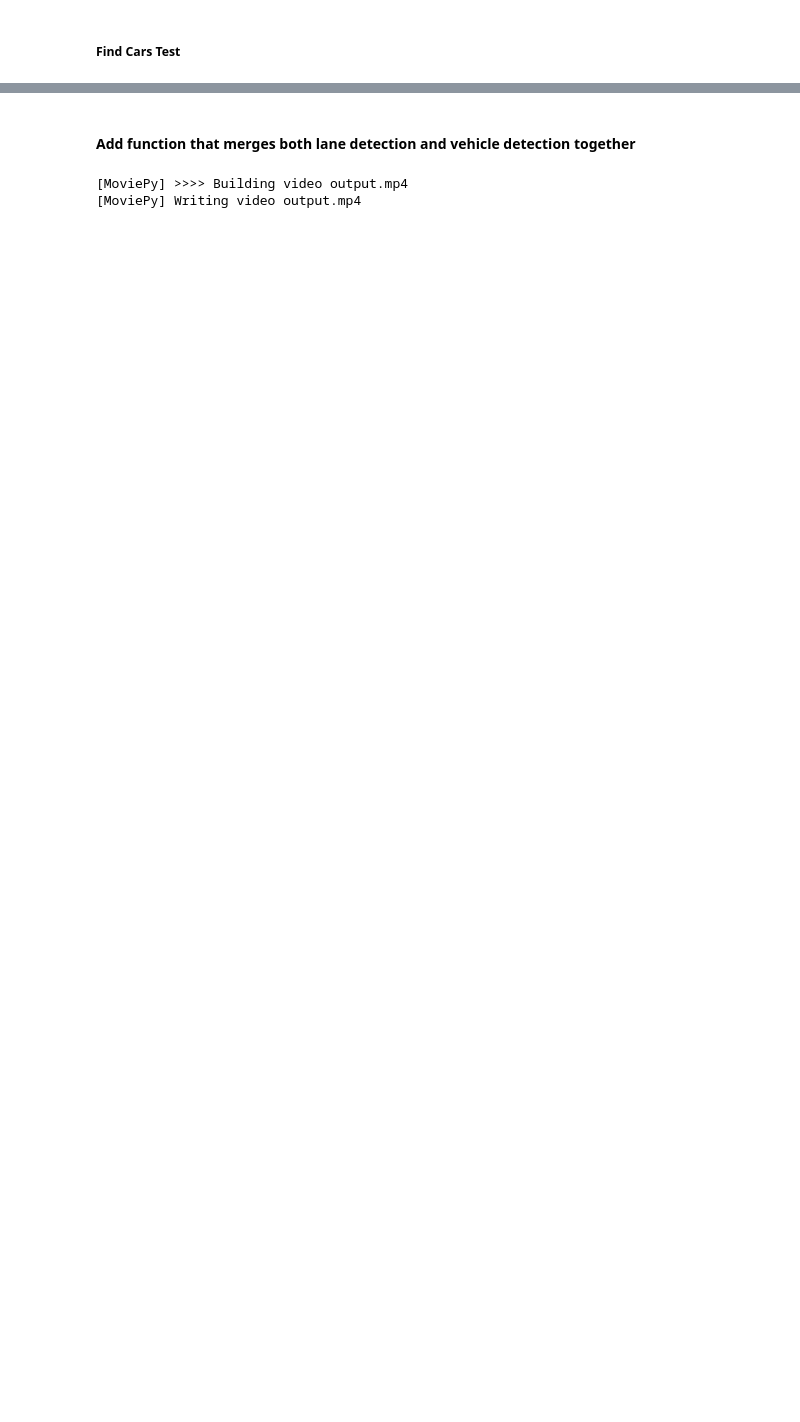
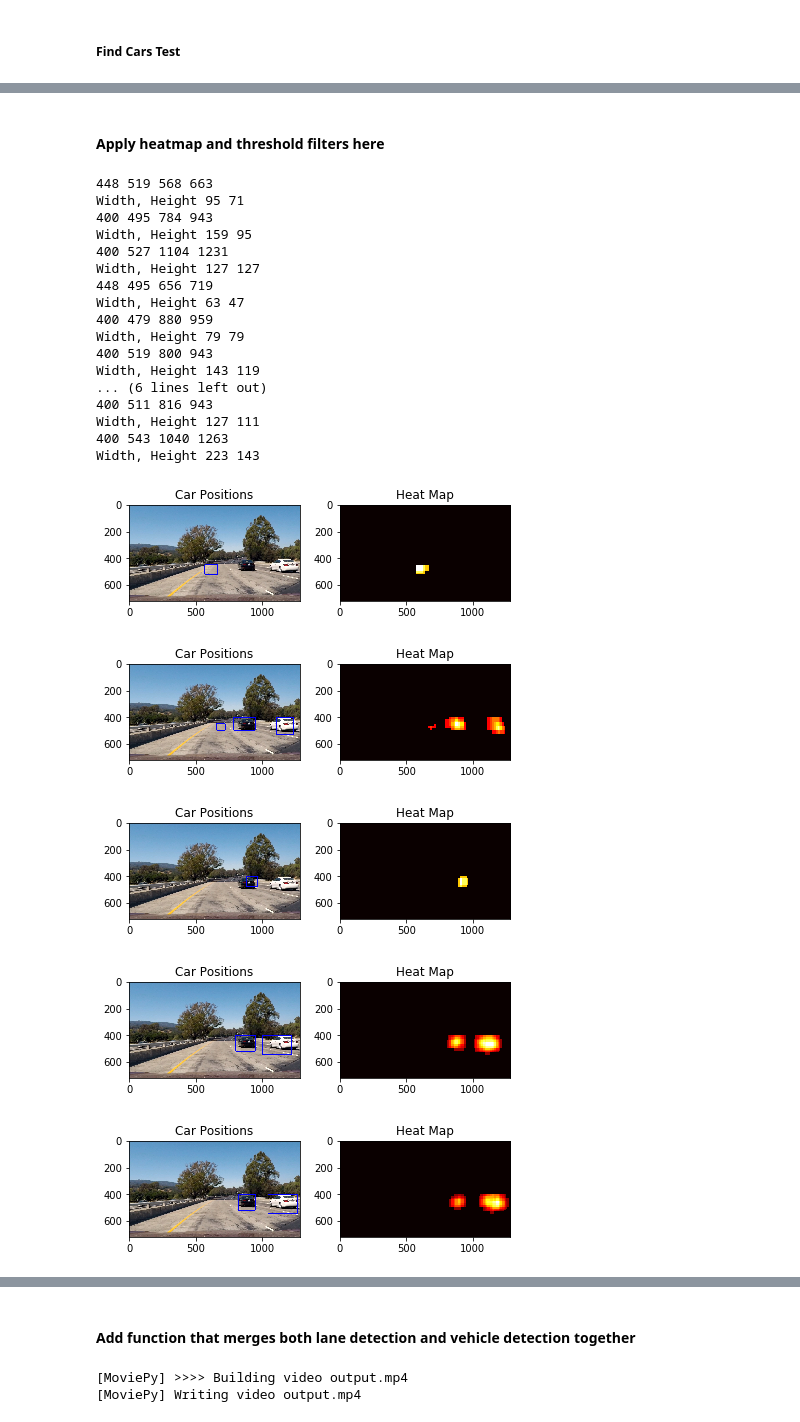
Before and after one commit to rnaidu02/CarND-Vehicle-Detect-Tracking, a Jupyter notebook: Vehicle-Detection-Tracking.ipynb, the cells around one changed output, grey strips where cells are left out. Drawn from its saved outputs; the diff is of its cells as text; code cells hidden in the pictures; blank space fills up the shorter version.

Commit message:
some progress in determining the false positives.

```diff
--- a/Vehicle-Detection-Tracking.ipynb
+++ b/Vehicle-Detection-Tracking.ipynb
@@ -566,0 +691,72 @@ plt.imshow(out_img)
+# %% [markdown]
+#### Apply heatmap and threshold filters here
+# %%
+
+def appy_heatmap_threshold(image, boxes):
+
+    # Init heatmap same size as the image
+    heat = np.zeros_like(image[:,:,0]).astype(np.float)
+    # Add heat to each box in box list
+    heat = add_heat(heat, boxes)
+    # Apply threshold to help remove false positives
+    heat = apply_threshold(heat, 3)
+
+    # Visualize the heatmap when displaying
+    heatmap = np.clip(heat, 0, 255)
+
+    return heatmap
+
+def find_lables_from_heatmap(heatmap):
+    # Find final boxes from heatmap using label function
+    labels = label(heatmap)
+    draw_img, bboxes = draw_labeled_bboxes(np.copy(image), labels)
+    #print(len(bboxes))
+
+    return draw_img
+
+def detect_cars_in_image(mp_image):
+    # Combine results from search_windows & find Windows
+    combined_boxes = combine_search_and_find_car_boxes(mp_image)
+    # Apply threshold here
+    heatmap = appy_heatmap_threshold(mp_image, combined_boxes)
+    draw_img = find_lables_from_heatmap(heatmap)
+    return draw_img, heatmap
+
+# Test the threshold function
+test_images = glob.glob('./test_images/test*.jpg')
+
+for image_name in test_images:
+
+    img = mpimg.imread(image_name)
+    draw_img, heatmap = detect_cars_in_image(img)
+    fig = plt.figure()
+    plt.subplot(121)
+    plt.imshow(draw_img)
+    plt.title('Car Positions')
+    plt.subplot(122)
+    plt.imshow(heatmap, cmap='hot')
+    plt.title('Heat Map')
+    fig.tight_layout()
+# %% [output]
+448 519 568 663
+Width, Height 95 71
+400 495 784 943
+Width, Height 159 95
+400 527 1104 1231
+Width, Height 127 127
+448 495 656 719
+Width, Height 63 47
+400 479 880 959
+Width, Height 79 79
+400 519 800 943
+Width, Height 143 119
+... (6 lines left out)
+400 511 816 943
+Width, Height 127 111
+400 543 1040 1263
+Width, Height 223 143
+[figure, added]
+[figure, added]
+[figure, added]
+[figure, added]
+[figure, added]
```
Also changed, not shown: parts of 18 cells of this notebook, 7 other files.
